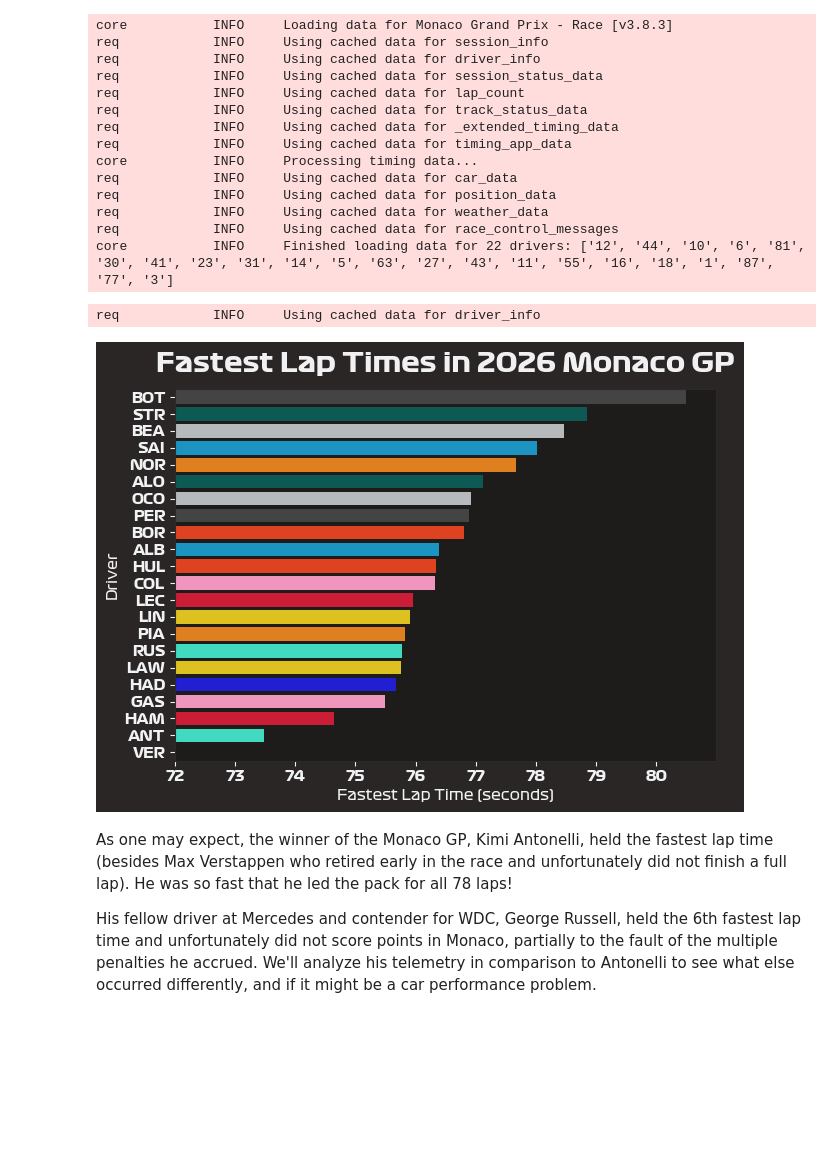
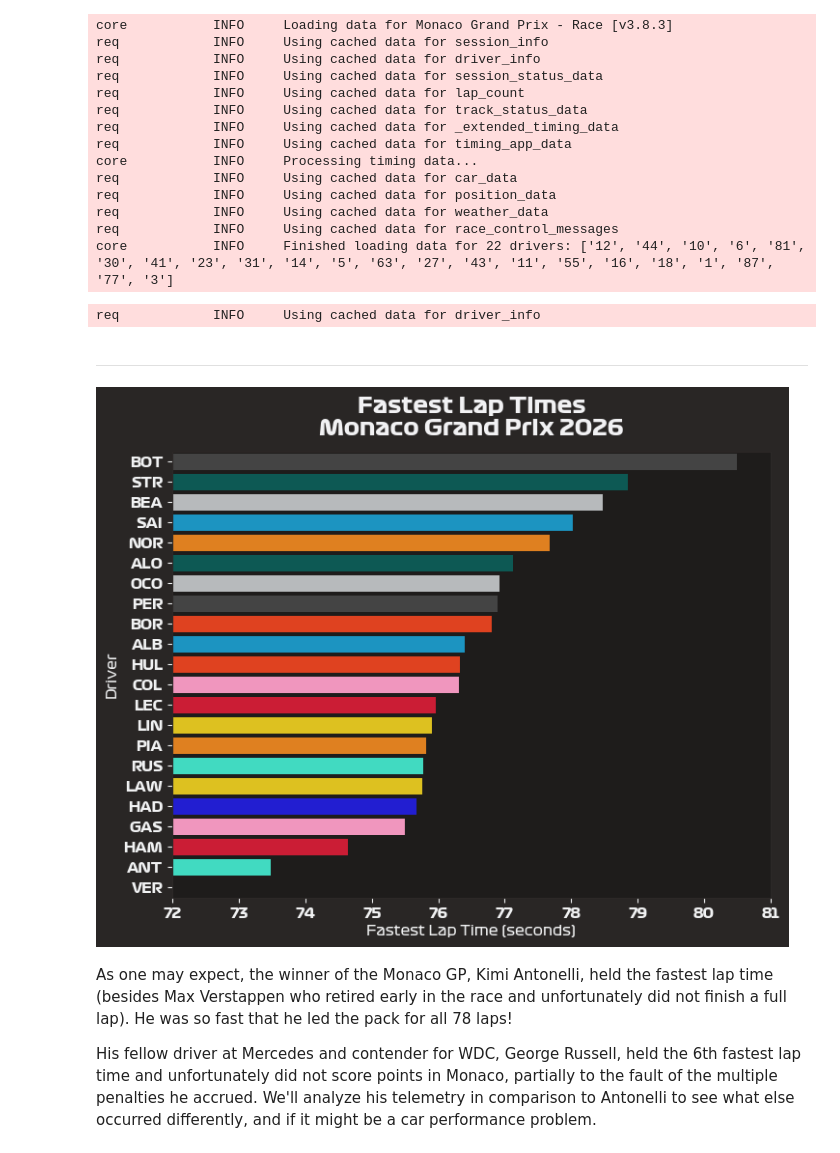
Before and after one commit to billtaing/Formula-1-Data-Science, a Jupyter notebook: monaco_gp_2026.ipynb, the cells around one changed output. Cells and saved outputs as stored; diff of their text form; code cells hidden in the pictures; blank space fills up the shorter version.

Commit message:
modularized plotting

```diff
--- a/monaco_gp_2026.ipynb
+++ b/monaco_gp_2026.ipynb
@@ -1,4 +1,5 @@
 # %%
+%run plotting_utils.py
 import pandas as pd
 import numpy as np
 import matplotlib.pyplot as plt
@@ -10,12 +11,6 @@ ff1.Cache.enable_cache('cache_dir')
 
 from matplotlib import font_manager
 from matplotlib.patches import Patch
-
-font_manager.fontManager.addfont('fonts/Formula1-Regular.ttf')
-font_manager.fontManager.addfont('fonts/Formula1-Bold.ttf')
-font_manager.fontManager.addfont('fonts/Formula1-Black.ttf')
-font_manager.fontManager.addfont('fonts/Formula1-Wide.ttf')
-plt.rcParams['font.family'] = 'Formula1'
 # %%
 monaco_race = ff1.get_session(2026, 'Monaco', 'R')
 monaco_race.load()
@@ -34,21 +29,17 @@ req            INFO     Using cached data for position_data
 req            INFO     Using cached data for weather_data
 req            INFO     Using cached data for race_control_messages
 core           INFO     Finished loading data for 22 drivers: ['12', '44', '10', '6', '81', '30', '41', '23', '31', '14', '5', '63', '27', '43', '11', '55', '16', '18', '1', '87', '77', '3']
-# %%
-fastest_lap_times = monaco_race.laps.groupby('Driver')['LapTime'].min().sort_values(ascending=False).reset_index()
-fastest_lap_times['LapTime'] = fastest_lap_times['LapTime'].dt.total_seconds()
-
-colors = [ff1.plotting.get_driver_color(driver, monaco_race) for driver in fastest_lap_times['Driver']]
-
-sns.barplot(data=fastest_lap_times, x='LapTime', y='Driver', hue='Driver', palette=colors)
-plt.title('Fastest Lap Times in 2026 Monaco GP', fontweight='bold')
-plt.xlabel('Fastest Lap Time (seconds)')
-plt.xlim(72, fastest_lap_times['LapTime'].max()+0.5)
-plt.tight_layout()
-plt.show()
-# %% [output]
-req            INFO     Using cached data for driver_info
-[figure, removed]
+# %%
+ANT_COLOR = ff1.plotting.get_driver_color('ANT', session=monaco_race)
+RUS_COLOR = 'white'
+# %% [output]
+req            INFO     Using cached data for driver_info
+# %% [markdown]
+---
+# %%
+plot_fastest_lap_times(monaco_race, (72, 81))
+# %% [output]
+[figure, added]
 # %% [markdown]
 As one may expect, the winner of the Monaco GP, Kimi Antonelli, held the fastest lap time (besides Max Verstappen who retired early in the race and unfortunately did not finish a full lap). He was so fast that he led the pack for all 78 laps!
 
```
Also changed, not shown: parts of 21 cells of this notebook, 2 other files.
